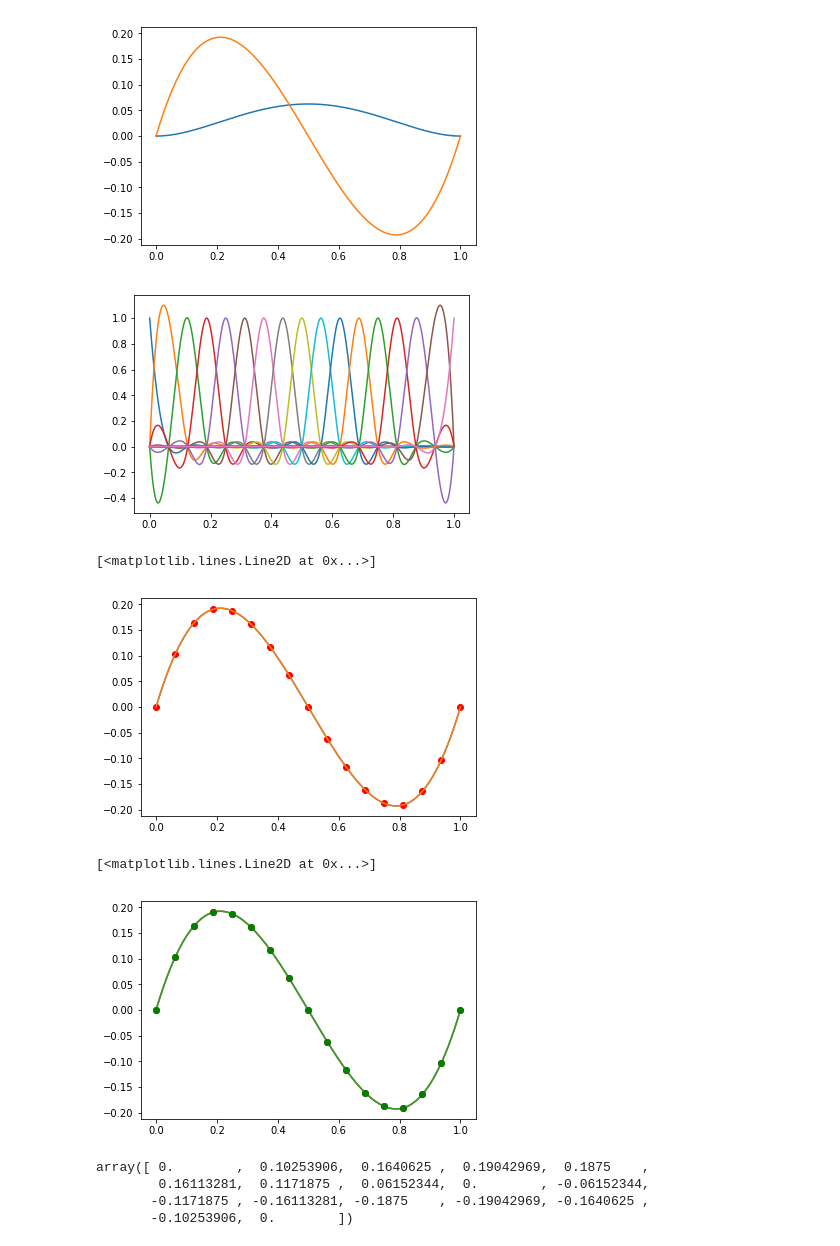
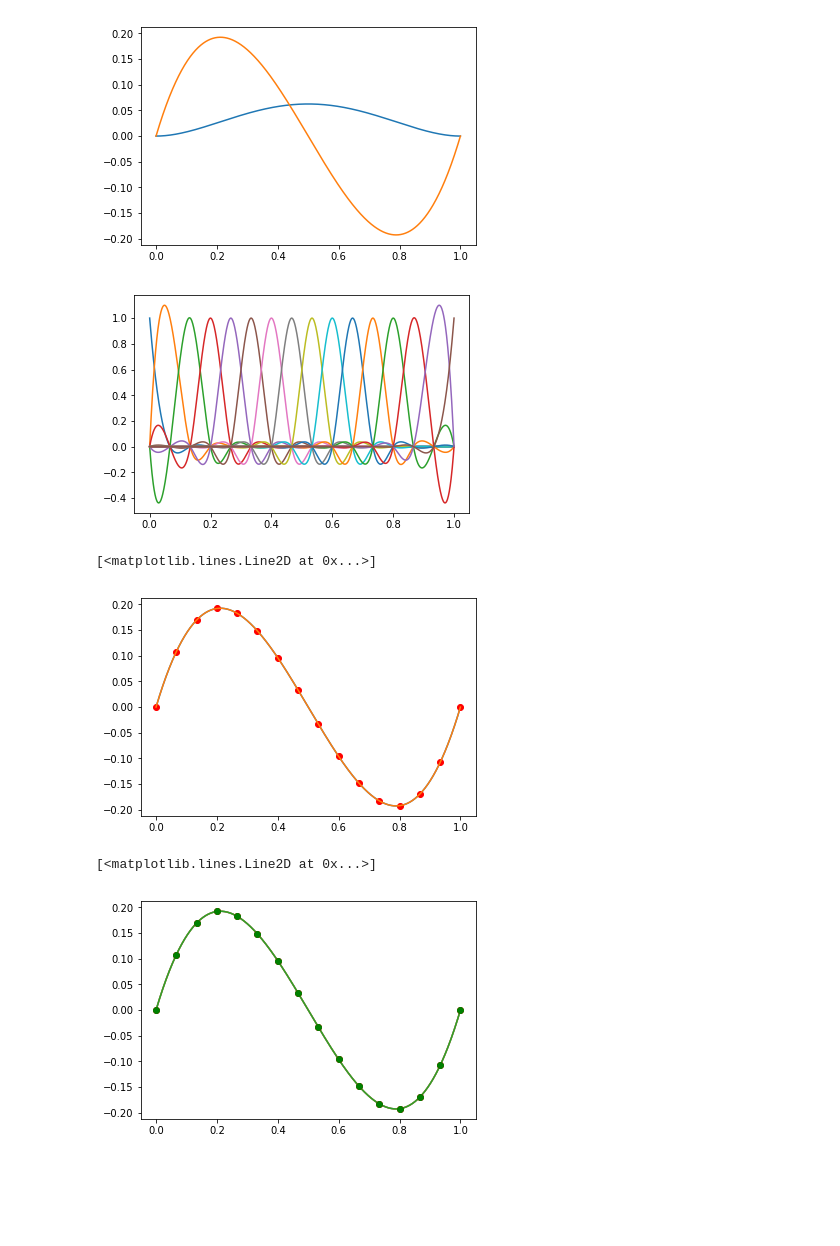
Before and after one commit to martinateruzzi/P1.4_seed, a Jupyter notebook: final_project/final_project_2019-2020.ipynb, the cells around one changed output. Saved outputs shown, nothing was run; the diff lists cells and outputs as text; code cells hidden in the pictures; blank space fills up the shorter version.

```diff
--- a/final_project/final_project_2019-2020.ipynb
+++ b/final_project/final_project_2019-2020.ipynb
@@ -138,9 +138,9 @@ _ = plt.plot(x,F(x))
 # %%
 # Step 1.2
 
-ndofs = 17
+ndofs = 16
 q = np.linspace(0,1,ndofs)
-deg = 3
+degree = 3
 
 def compute_basis_functions(support_points, degree):
     # Insert here what was in notebook 9
@@ -148,10 +148,10 @@ def compute_basis_functions(support_points, degree):
     basis = []
     dbasis = []
 
-    for i in range(support_points.size):
+    for i in range(len(support_points)):
         c = support_points*0
         c[i] = 1
-        bi = PPoly.from_spline(splrep(q,c,k=degree))
+        bi = PPoly.from_spline(splrep(support_points,c,k=degree))
 
         basis.append(bi)
         dbasis.append(bi.derivative(1))
@@ -159,19 +159,19 @@ def compute_basis_functions(support_points, degree):
     # after you have computed the basis, return it
     return basis, dbasis
 # %%
-basis, dbasis = compute_basis_functions(q,deg)
+basis, dbasis = compute_basis_functions(q,degree)
 
 B = np.zeros((N,ndofs))
 dB = np.zeros((N,ndofs))
 
 for i in range(ndofs):
     B[:,i] = basis[i](x)
     dB[:,i] = dbasis[i](x)
 
 
 _ = plt.plot(x,B)
 # %% [output]
-[figure, old version]
+[figure, new version]
 # %%
 # This can be used to compute the piecewise polynomial interpolation of our function
 
@@ -182,7 +182,7 @@ plt.plot(q, yq, 'ro') #interpolation points and function value
 plt.plot(x, B.dot(F(q))) #nterpolation function with basis
 # %% [output]
 [<matplotlib.lines.Line2D at 0x...>]
-[figure, old version]
+[figure, new version]
 # %%
 # Now let's compute the least square approximation of `F` on all points `x`
 # This is the same as computing the L2 projection when we approximate the integral by sum(1/N*f(x_i))
@@ -199,11 +199,4 @@ plt.plot(q, F(q), 'ro')
 plt.plot(q, pL2, 'go')
 # %% [output]
 [<matplotlib.lines.Line2D at 0x...>]
-[figure, old version]
+[figure, new version]
-# %%
-yq
-# %% [output]
-array([ 0.        ,  0.10253906,  0.1640625 ,  0.19042969,  0.1875    ,
-        0.16113281,  0.1171875 ,  0.06152344,  0.        , -0.06152344,
-       -0.1171875 , -0.16113281, -0.1875    , -0.19042969, -0.1640625 ,
-       -0.10253906,  0.        ])
```
Also changed, not shown: parts of 16 cells of this notebook.
